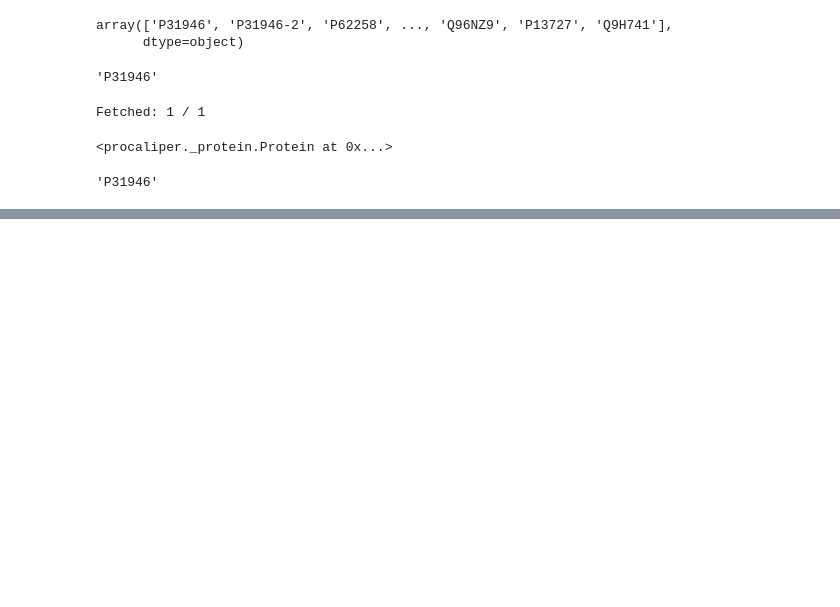
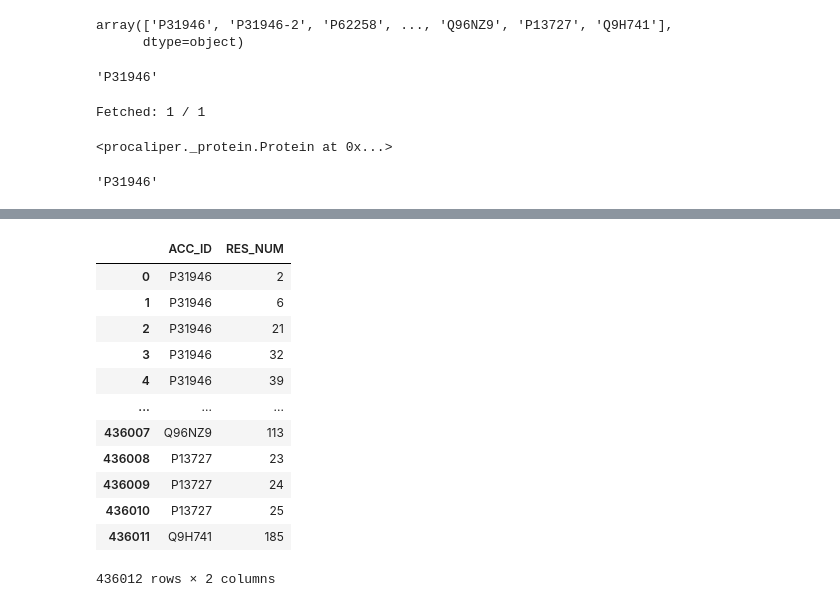
Before and after one commit to PhenoMeters/pheno_analysis, a Jupyter notebook: procaliper.ipynb, the cells around one changed output, grey strips where cells are left out. Drawn from its saved outputs; the diff is of its cells as text; code cells hidden in the pictures; blank space fills up the shorter version.

```diff
--- a/procaliper.ipynb
+++ b/procaliper.ipynb
@@ -72,0 +98,16 @@ size
+# %%
+full_psp_df[['ACC_ID','RES_NUM']]
+# %% [output]
+|  | ACC_ID | RES_NUM |
+| 0 | P31946 | 2 |
+| 1 | P31946 | 6 |
+| 2 | P31946 | 21 |
+| 3 | P31946 | 32 |
+| 4 | P31946 | 39 |
+| ... | ... | ... |
+| 436007 | Q96NZ9 | 113 |
+| 436008 | P13727 | 23 |
+| 436009 | P13727 | 24 |
+| 436010 | P13727 | 25 |
+| 436011 | Q9H741 | 185 |
+436012 rows × 2 columns
```
Also changed, not shown: parts of 7 cells of this notebook, 4 other files.
